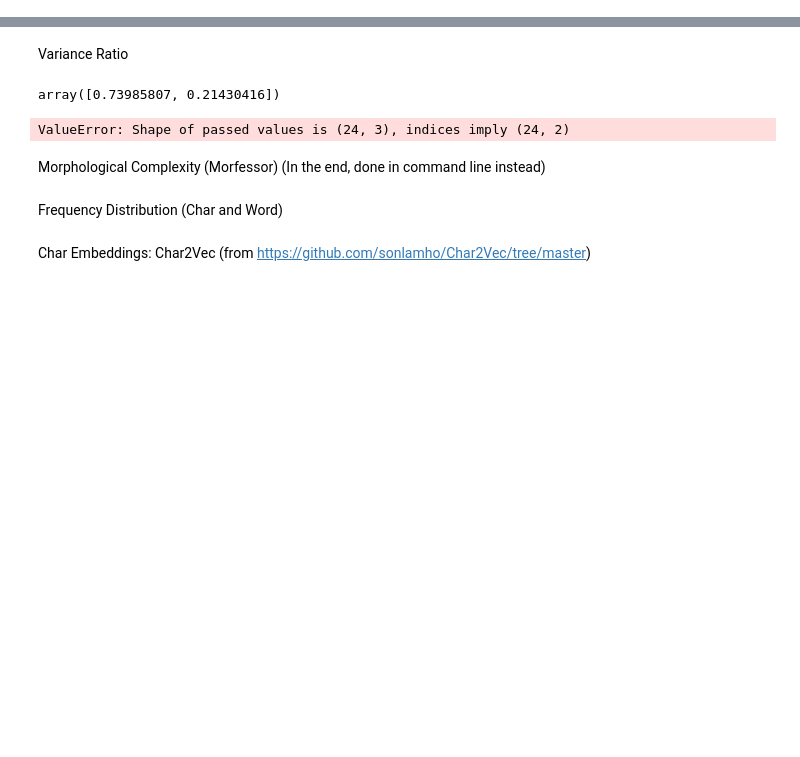
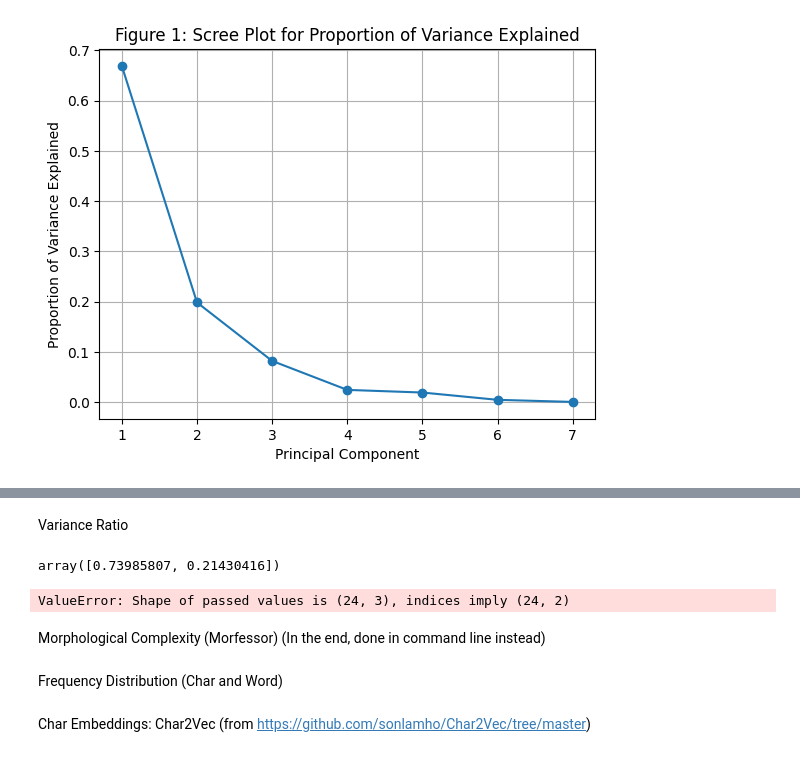
Before and after one commit to kirbergerconnor/iscl-thesis, a Jupyter notebook: features.ipynb, the cells around one changed output, grey strips where cells are left out. Cells and saved outputs as stored; diff of their text form; code cells hidden in the pictures; blank space fills up the shorter version.

```diff
--- a/features.ipynb
+++ b/features.ipynb
@@ -278,0 +312,23 @@ plt.show()
+# %%
+# DETERMINING NUMBER OF PRINCIPLE COMPONENTS TO USE FOR ALL FEATURES DATA (from https://statisticsglobe.com/scree-plot-pca-python)
+# Without considering Kaiser's rule
+
+numeric_df2 = features_df.select_dtypes(include='number')
+
+scaler2 = StandardScaler()
+scaled_data2 = scaler2.fit_transform(numeric_df2)
+pca2 = PCA()
+pca2.fit_transform(scaled_data2)
+
+eigenvalues = pca2.explained_variance_
+prop_var = eigenvalues / np.sum(eigenvalues)
+
+plt.figure()
+plt.plot(np.arange(1, len(prop_var)+1),
+                   prop_var, marker='o')
+plt.xlabel('Principal Component')
+plt.ylabel('Proportion of Variance Explained')
+plt.title('Figure 1: Scree Plot for Proportion of Variance Explained')
+plt.grid(True)
+# %% [output]
+[figure, added]
```
Also changed, not shown: parts of 24 cells of this notebook, 12 other files.
